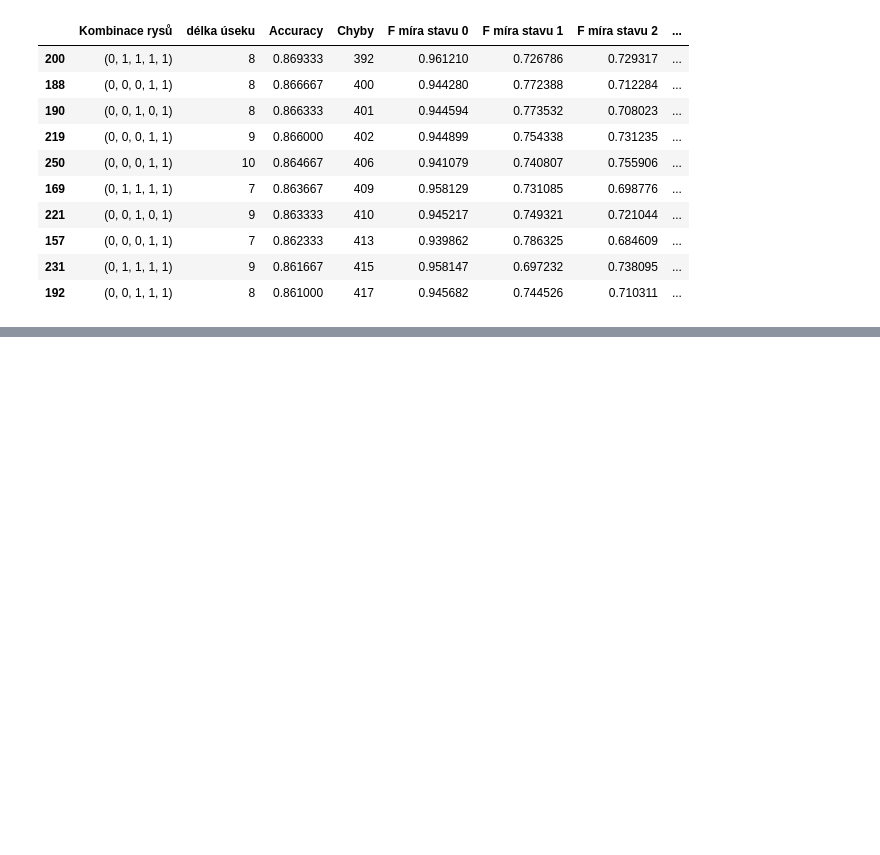
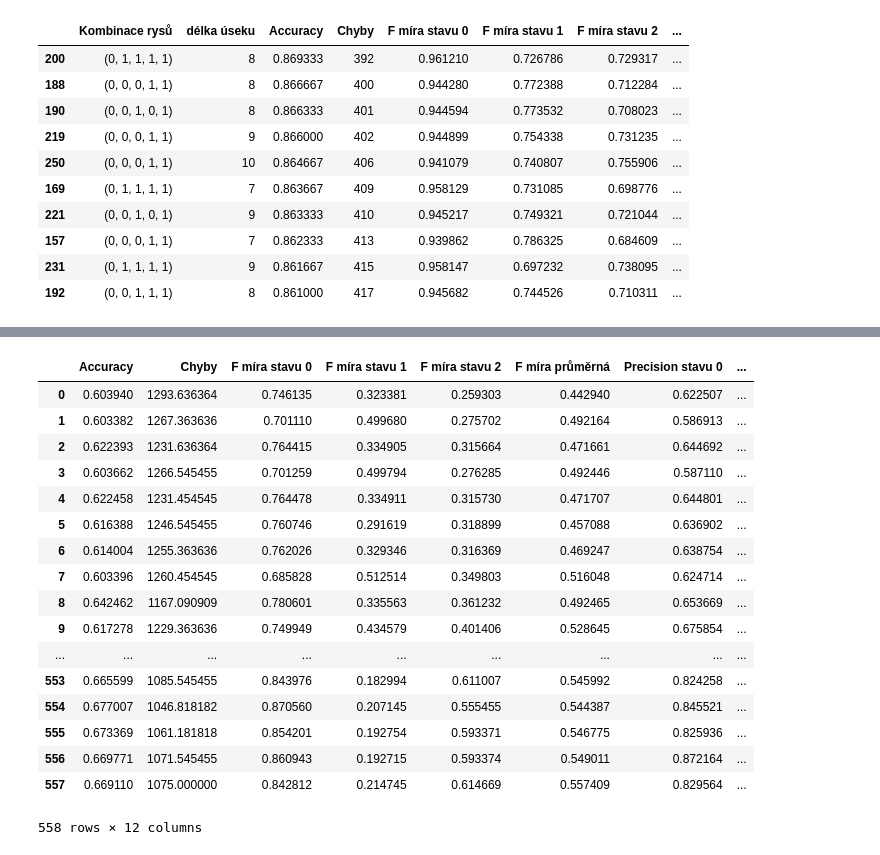
Before and after one commit to TheMrGhostman/Bak_projekt, a Jupyter notebook: Reálná data.ipynb, the cells around one changed output, grey strips where cells are left out. Cells and saved outputs as stored; diff of their text form; code cells hidden in the pictures; blank space fills up the shorter version.

```diff
--- a/Reálná data.ipynb
+++ b/Reálná data.ipynb
@@ -179,0 +332,11 @@ casp
+# %%
+G_HMM = GaussianHMM(3,covariance_type = "full", algorithm = "viterbi")
+for i in range(len(train_data)):
+    fold = copy(train_data)
+    test = copy(test_data)
+    tmp = fold[i]
+    fold[i] = test[0]
+    test[0] = tmp
+    valid = CL.validuj(G_HMM, fold, test, range(2,20), unsupervised = True)
+    valid.to_csv(valid_path + 'Validace_'+str(i)+'.csv',index=False)
+    print(str(i)+". fold je hotový")
@@ -179,0 +361,8 @@ casp
+# %%
+seznam_val = []
+for d in os.listdir():
+    if "Validace_" in d:
+        seznam_val.append(d)
+
+seznam_val.append(valid_path+'prvni_Validace.csv')
+seznam_val
@@ -179,0 +381,5 @@ casp
+# %%
+val_tab = []
+for i in seznam_val:
+    val_tab.append(pd.read_csv(os.getcwd()+"/"+i))
+val_tab
@@ -179,0 +407,28 @@ casp
+# %%
+tab_prumer = copy(val_tab[0])
+for i in val_tab[1:]:
+    tab_prumer = tab_prumer+i
+
+tab_prumer = tab_prumer.drop("Kombinace rysů", axis =1)
+tab_prumer = tab_prumer.drop("délka úseku", axis =1)
+tab_prumer = tab_prumer/11
+tab_prumer
+# %% [output]
+|  | Accuracy | Chyby | F míra stavu 0 | F míra stavu 1 | F míra stavu 2 | F míra průměrná | Precision stavu 0 | ... |
+| 0 | 0.603940 | 1293.636364 | 0.746135 | 0.323381 | 0.259303 | 0.442940 | 0.622507 | ... |
+| 1 | 0.603382 | 1267.363636 | 0.701110 | 0.499680 | 0.275702 | 0.492164 | 0.586913 | ... |
+| 2 | 0.622393 | 1231.636364 | 0.764415 | 0.334905 | 0.315664 | 0.471661 | 0.644692 | ... |
+| 3 | 0.603662 | 1266.545455 | 0.701259 | 0.499794 | 0.276285 | 0.492446 | 0.587110 | ... |
+| 4 | 0.622458 | 1231.454545 | 0.764478 | 0.334911 | 0.315730 | 0.471707 | 0.644801 | ... |
+| 5 | 0.616388 | 1246.545455 | 0.760746 | 0.291619 | 0.318899 | 0.457088 | 0.636902 | ... |
+| 6 | 0.614004 | 1255.363636 | 0.762026 | 0.329346 | 0.316369 | 0.469247 | 0.638754 | ... |
+| 7 | 0.603396 | 1260.454545 | 0.685828 | 0.512514 | 0.349803 | 0.516048 | 0.624714 | ... |
+| 8 | 0.642462 | 1167.090909 | 0.780601 | 0.335563 | 0.361232 | 0.492465 | 0.653669 | ... |
+| 9 | 0.617278 | 1229.363636 | 0.749949 | 0.434579 | 0.401406 | 0.528645 | 0.675854 | ... |
+| ... | ... | ... | ... | ... | ... | ... | ... | ... |
+| 553 | 0.665599 | 1085.545455 | 0.843976 | 0.182994 | 0.611007 | 0.545992 | 0.824258 | ... |
+| 554 | 0.677007 | 1046.818182 | 0.870560 | 0.207145 | 0.555455 | 0.544387 | 0.845521 | ... |
+| 555 | 0.673369 | 1061.181818 | 0.854201 | 0.192754 | 0.593371 | 0.546775 | 0.825936 | ... |
+| 556 | 0.669771 | 1071.545455 | 0.860943 | 0.192715 | 0.593374 | 0.549011 | 0.872164 | ... |
+| 557 | 0.669110 | 1075.000000 | 0.842812 | 0.214745 | 0.614669 | 0.557409 | 0.829564 | ... |
+558 rows × 12 columns
```
Also changed, not shown: parts of 46 cells of this notebook, 31 other files.
